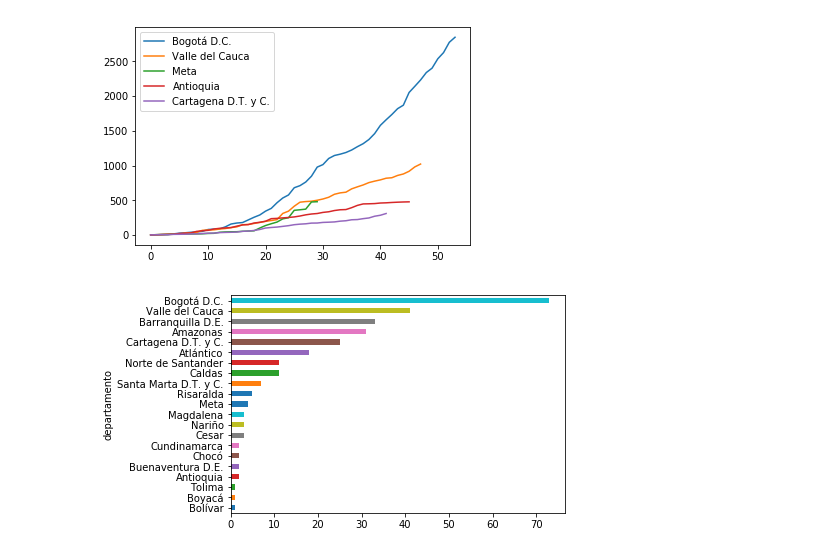
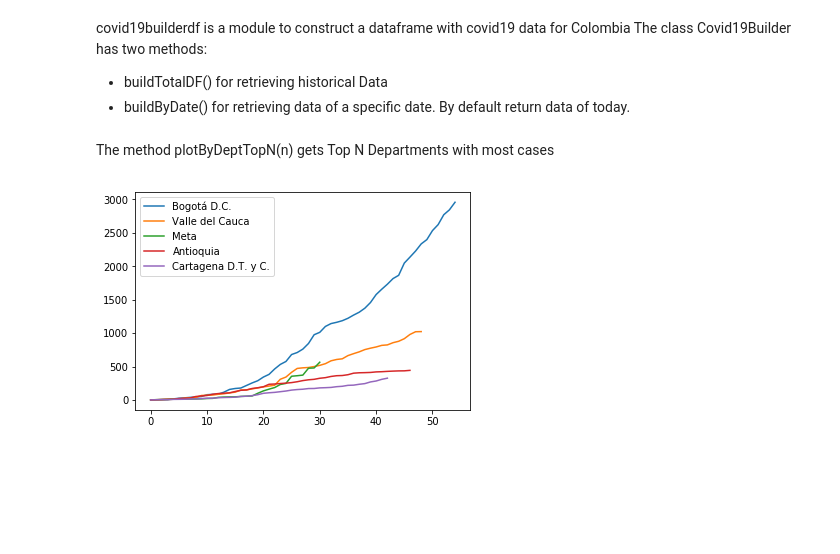
Before and after one commit to mlamprea/covid19, a Jupyter notebook: Covid19Colombia.ipynb, the cells around one changed output. Drawn from its saved outputs; the diff is of its cells as text; code cells hidden in the pictures; blank space fills up the shorter version.

```diff
--- a/Covid19Colombia.ipynb
+++ b/Covid19Colombia.ipynb
@@ -8,8 +1,16 @@ covidSD2 = builder.buildByDate('2020-05-02')
+# %% [markdown]
+covid19builderdf is a module to construct a dataframe with covid19 data for Colombia
+The class Covid19Builder has two methods:
+- buildTotalDF() for retrieving historical Data
+- buildByDate() for retrieving data of a specific date. By default return data of today.
+# %%
+from covid19builderdf  import Covid19Builder
+
+builder = Covid19Builder()
+covid19 = builder.buildTotalDF()
+# %% [markdown]
+The method plotByDeptTopN(n) gets Top N Departments with most cases
 # %%
-covidMD.plotByDeptTopN(5)
+covid19.plotByDeptTopN(5)
 # %% [output]
-[figure, old version]
+[figure, new version]
-# %%
-covidSD2.plotDepts()
-# %% [output]
-[figure, removed]
```
Also changed, not shown: parts of 21 cells of this notebook, 2 other files.
